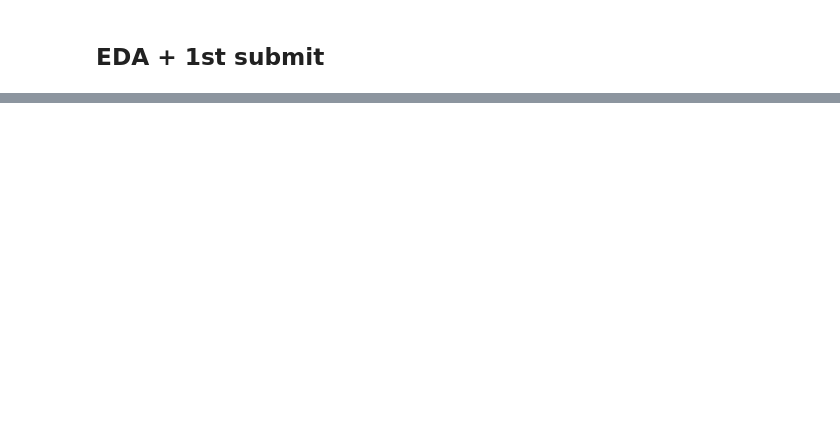
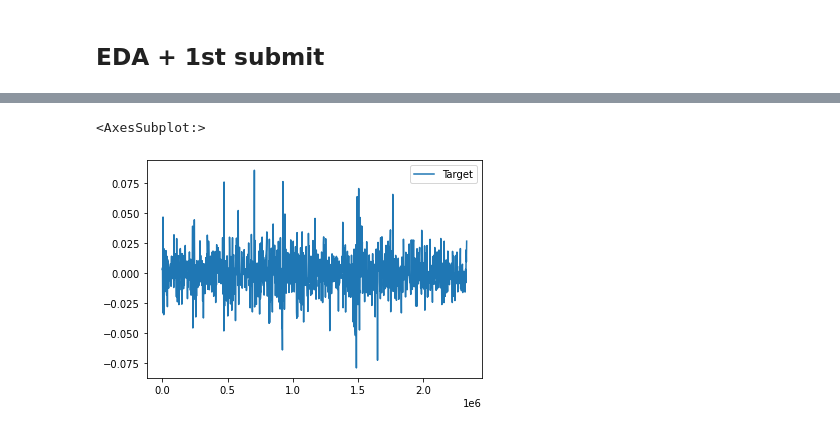
Before and after one commit to hoeen/kaggle, a Jupyter notebook: jpx-1st-submit.ipynb, the cells around one changed output, grey strips where cells are left out. Saved outputs shown, nothing was run; the diff lists cells and outputs as text; code cells hidden in the pictures; blank space fills up the shorter version.

```diff
--- a/jpx-1st-submit.ipynb
+++ b/jpx-1st-submit.ipynb
@@ -52,0 +214,5 @@ co_train = add_features(train)
+# %%
+co_train.loc[co_train.SecuritiesCode == 1377, ['Target']].plot()
+# %% [output]
+<AxesSubplot:>
+[figure, added]
```
Also changed, not shown: parts of 33 cells of this notebook.
